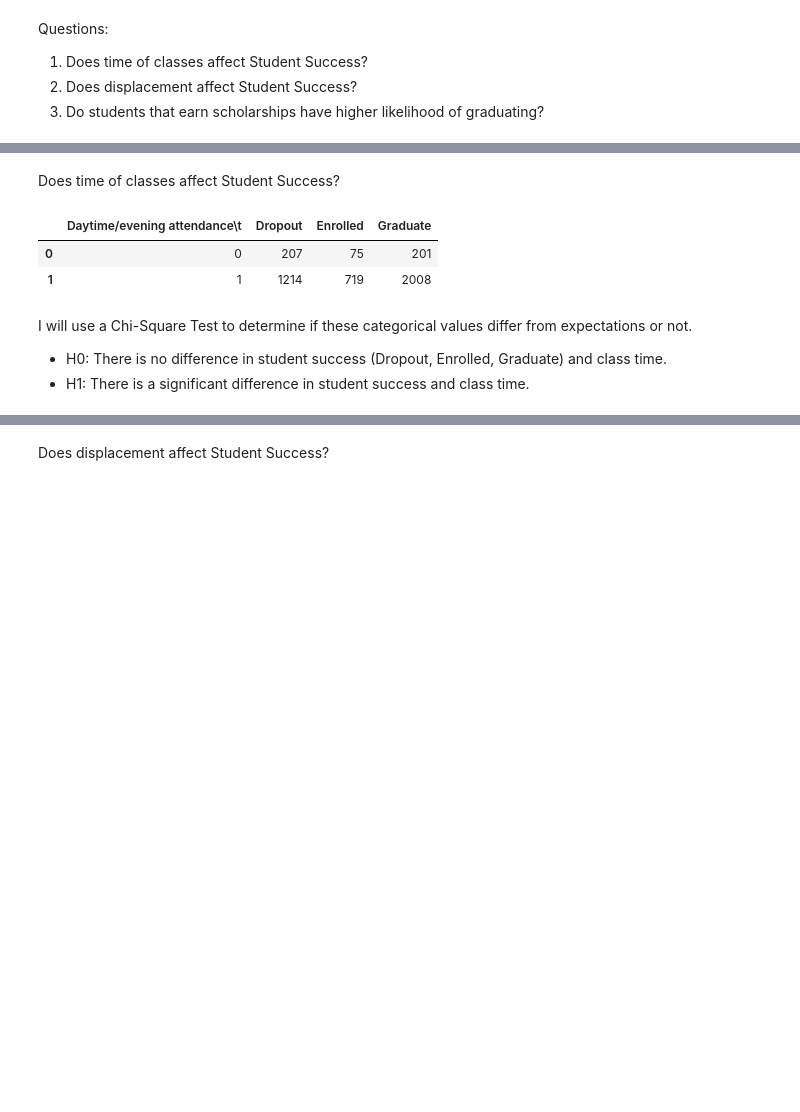
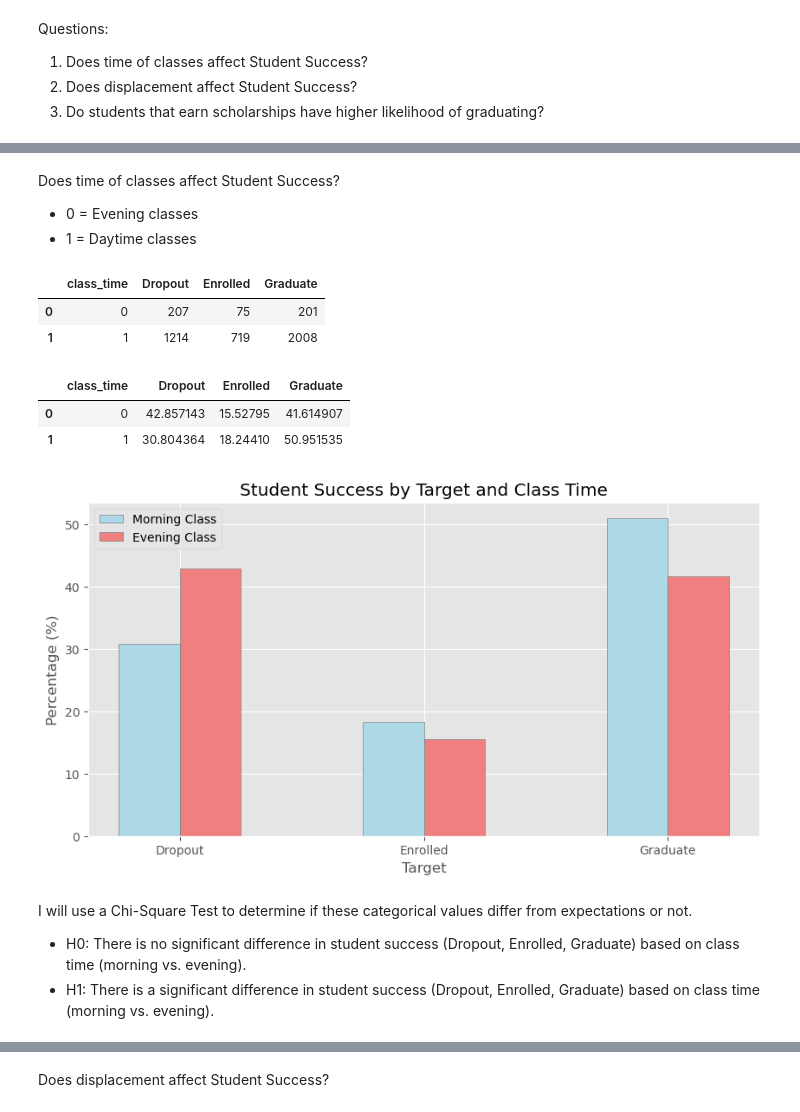
Before and after one commit to elijahlopez94/predicting_student_success, a Jupyter notebook: student_success.ipynb, the cells around one changed output, grey strips where cells are left out. Drawn from its saved outputs; the diff is of its cells as text; code cells hidden in the pictures; blank space fills up the shorter version.

```diff
--- a/student_success.ipynb
+++ b/student_success.ipynb
@@ -323,27 +325,62 @@ cat_df.head()
 # %% [markdown]
 Does time of classes affect Student Success?
+- 0 = Evening classes
+- 1 = Daytime classes
-# %%
-# 0 = Evening classes
-# 1 = Daytime classes
-
-# Group by 'Daytime/evening attendance' and 'Target', then count the occurrences
-time_target_df = cat_df.groupby(by=['Daytime/evening attendance\t', 'Target']).size().unstack(fill_value=0)
-
-# If you want to reset index and make the 'Daytime/evening attendance' column a regular column
-time_target_df.reset_index(inplace=True)
-
-# Rename the columns to make them more meaningful
-time_target_df.columns.name = None  # Remove the name of the columns
-
-# Display the resulting DataFrame
-time_target_df
-# %% [output]
-|  | Daytime/evening attendance\t | Dropout | Enrolled | Graduate |
-| 0 | 0 | 207 | 75 | 201 |
-| 1 | 1 | 1214 | 719 | 2008 |
+# %%
+# Group by class_time and count target
+time_target_df = cat_df.groupby(by=['class_time', 'target']).size().unstack(fill_value=0)
+time_target_df.reset_index(inplace=True)
+time_target_df.columns.name = None
+time_target_df
+# %% [output]
+|  | class_time | Dropout | Enrolled | Graduate |
+| 0 | 0 | 207 | 75 | 201 |
+| 1 | 1 | 1214 | 719 | 2008 |
+# %%
+# Convert counts to percentages for evening (0) and morning classes (1)
+perc_time_target_df = time_target_df.copy()
+perc_time_target_df['Total'] = perc_time_target_df[['Dropout', 'Enrolled', 'Graduate']].sum(axis=1)
+for category in ['Dropout', 'Enrolled', 'Graduate']:
+    perc_time_target_df[category] = (perc_time_target_df[category] / perc_time_target_df['Total']) * 100
+
+perc_time_target_df.drop(columns=['Total'], inplace=True)
+perc_time_target_df
+# %% [output]
+|  | class_time | Dropout | Enrolled | Graduate |
+| 0 | 0 | 42.857143 | 15.52795 | 41.614907 |
+| 1 | 1 | 30.804364 | 18.24410 | 50.951535 |
+# %%
+# Bar graph of Student Success by Target and Class Time
+
+fig, ax = plt.subplots(figsize=(10, 5))
+bar_width = 0.25
+
+# Define the positions for each group of bars (grouped by Target)
+x = ['Dropout', 'Enrolled', 'Graduate']
+r1 = np.arange(len(x))  # 'morning' on left
+r2 = [x + bar_width for x in r1]  # 'evening' on right
+
+# Plot the bars
+ax.bar(r1, perc_time_target_df.iloc[1, 1:], color='lightblue', width=bar_width, edgecolor='grey', label='Morning Class')  # 'morning' == blue
+ax.bar(r2, perc_time_target_df.iloc[0, 1:], color='lightcoral', width=bar_width, edgecolor='grey', label='Evening Class')  # 'evening' == red
+
+# Set titles and labels
+ax.set_title('Student Success by Target and Class Time')
+ax.set_xlabel('Target')
+ax.set_ylabel('Percentage (%)')
+ax.set_xticks([r + bar_width / 2 for r in range(len(x))])  # Position x-ticks at the center of the grouped bars
+ax.set_xticklabels(x)  # Use Target as labels for x-axis
+
+# Add legend
+ax.legend()
+
+# Display the plot
+plt.show();
+# %% [output]
+[figure, added]
 # %% [markdown]
 I will use a Chi-Square Test to determine if these categorical values differ from expectations or not.
 
-* H0: There is no difference in student success (Dropout, Enrolled, Graduate) and class time.
-* H1: There is a significant difference in student success and class time.
+* H0: There is no significant difference in student success (Dropout, Enrolled, Graduate) based on class time (morning vs. evening).
+* H1: There is a significant difference in student success (Dropout, Enrolled, Graduate) based on class time (morning vs. evening).
 # %%
```
Also changed, not shown: parts of 11 cells of this notebook.
